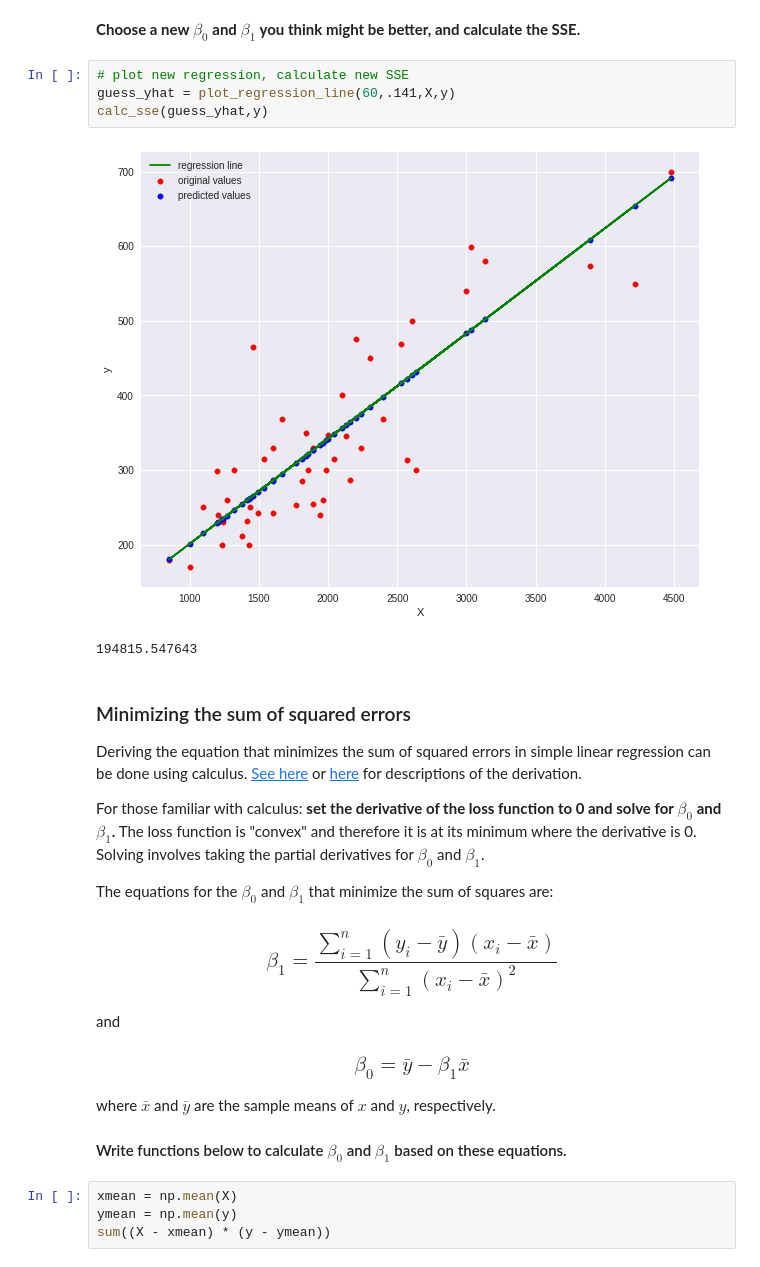
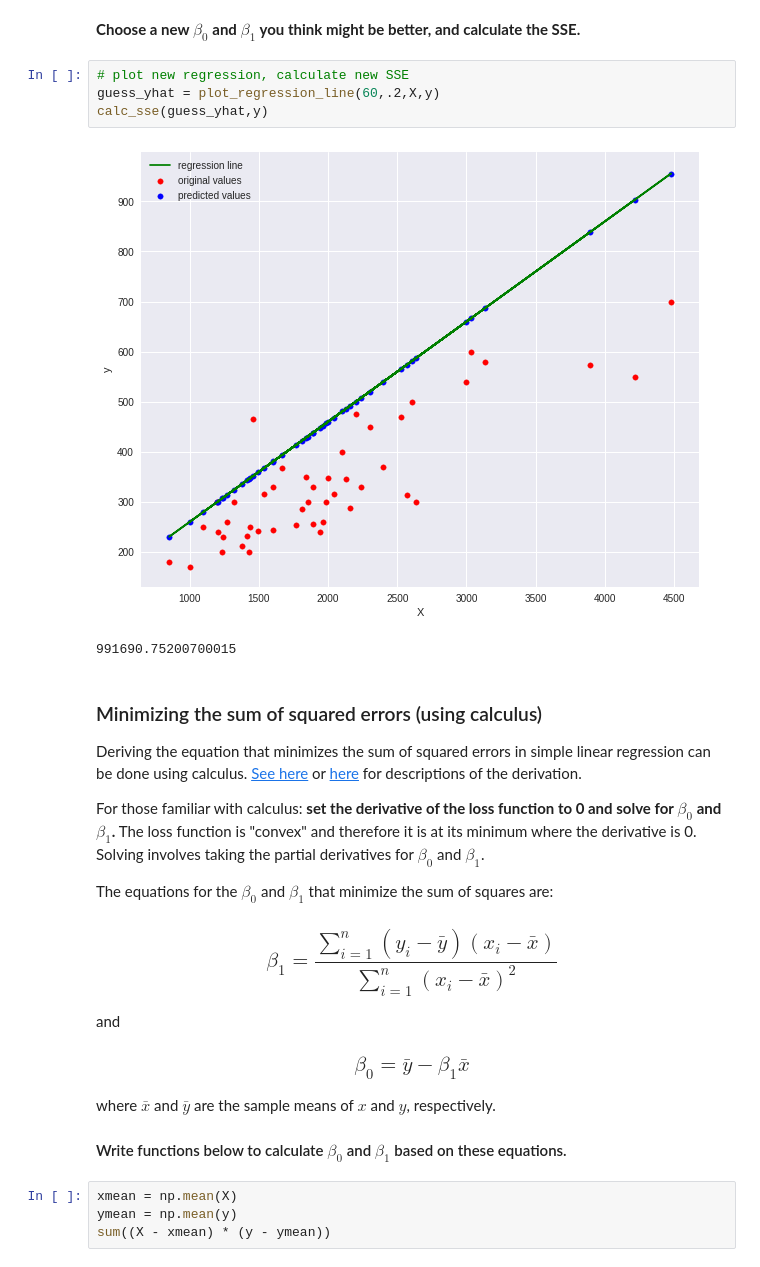
Before and after one commit to Proletariat99/linear-regression-from-scratch, a Jupyter notebook: coding-linear-regression.ipynb, the cells around one changed output. Saved outputs shown, nothing was run; the diff lists cells and outputs as text.

```diff
--- a/coding-linear-regression.ipynb
+++ b/coding-linear-regression.ipynb
@@ -232,15 +232,15 @@ naive_sse
 **Choose a new $\beta_0$ and $\beta_1$ you think might be better, and calculate the SSE.**
 # %%
 # plot new regression, calculate new SSE
-guess_yhat = plot_regression_line(60,.141,X,y)
+guess_yhat = plot_regression_line(60,.2,X,y)
 calc_sse(guess_yhat,y)
 # %% [output]
-[figure, old version]
+[figure, new version]
-194815.547643
+991690.75200700015
 # %% [markdown]
 <a id='minimize-sse'></a>
 
-### Minimizing the sum of squared errors
+### Minimizing the sum of squared errors (using calculus)
 
 Deriving the equation that minimizes the sum of squared errors in simple linear regression can be done using calculus. [See here](http://web.cocc.edu/srule/MTH244/other/LRJ.PDF) or [here](https://en.wikipedia.org/wiki/Simple_linear_regression) for descriptions of the derivation.
 
```
Also changed, not shown: parts of 26 cells of this notebook.
